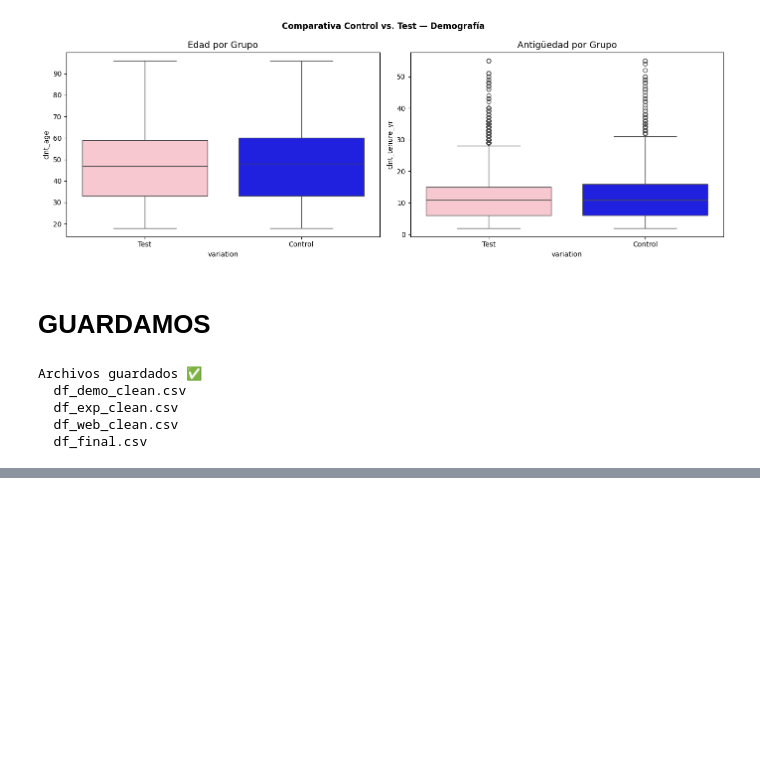
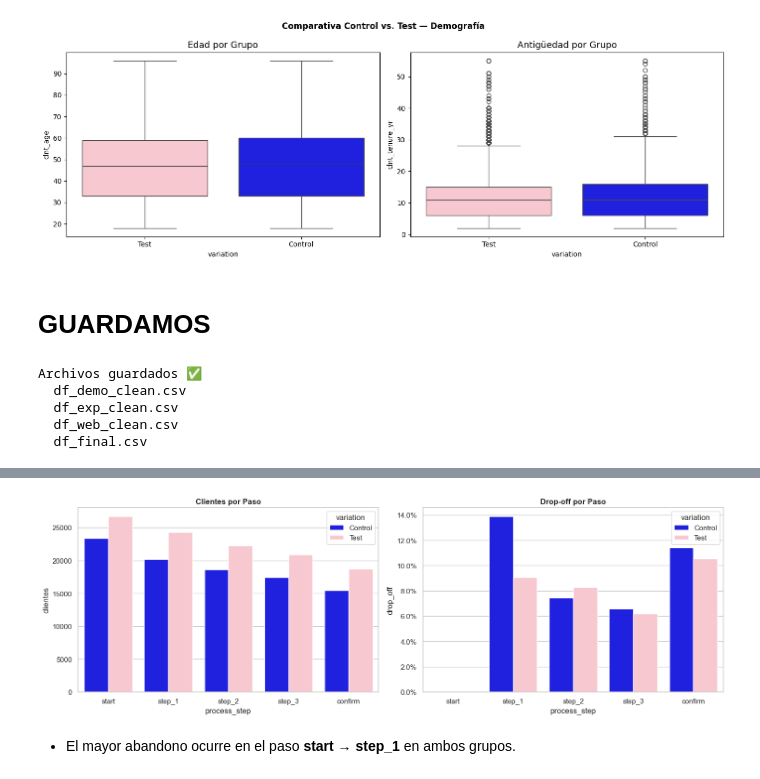
Before and after one commit to demonvaa/vanguard-ab-test, a Jupyter notebook: Proyecto_2.ipynb, the cells around one changed output, grey strips where cells are left out. Saved outputs shown, nothing was run; the diff lists cells and outputs as text; code cells hidden in the pictures; blank space fills up the shorter version.

```diff
--- a/Proyecto_2.ipynb
+++ b/Proyecto_2.ipynb
@@ -771,0 +865,9 @@ Archivos guardados ✅
+# %%
+funnel = (df_final.groupby(['variation', 'process_step'])['client_id']
+          .nunique().reset_index().rename(columns={'client_id': 'clientes'}))
+
+funnel['process_step'] = pd.Categorical(funnel['process_step'], categories=ORDEN_PASOS, ordered=True)
+funnel = funnel.sort_values(['variation', 'process_step'])
+funnel['drop_off'] = funnel.groupby('variation')['clientes'].transform(lambda x: (1 - x / x.shift(1)).round(4))
+
+print(funnel.to_string(index=False))
@@ -771,0 +886,19 @@ Archivos guardados ✅
+# %%
+palette = {'Control': 'blue', 'Test': 'pink'}
+fig, axes = plt.subplots(1, 2, figsize=(15, 5))
+
+sns.barplot(x='process_step', y='clientes', hue='variation',
+            data=funnel, palette=palette, order=ORDEN_PASOS, ax=axes[0])
+axes[0].set_title('Clientes por Paso', fontweight='bold')
+
+sns.barplot(x='process_step', y='drop_off', hue='variation',
+            data=funnel[funnel['drop_off'].notna()], palette=palette, ax=axes[1])
+axes[1].set_title('Drop-off por Paso', fontweight='bold')
+axes[1].yaxis.set_major_formatter(plt.FuncFormatter(lambda x, _: f'{x*100:.1f}%'))
+
+plt.tight_layout()
+plt.show()
+# %% [output]
+[figure, added]
+# %% [markdown]
+- El mayor abandono ocurre en el paso **start → step_1** en ambos grupos.
```
Also changed, not shown: parts of 15 cells of this notebook.
